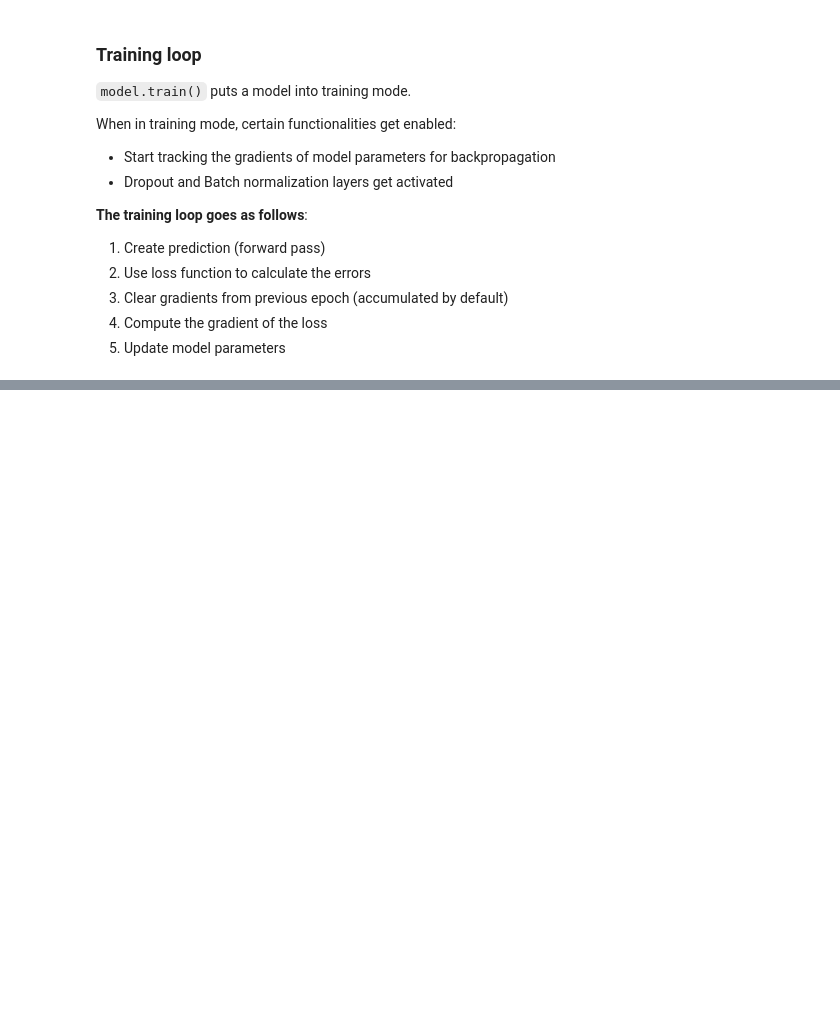
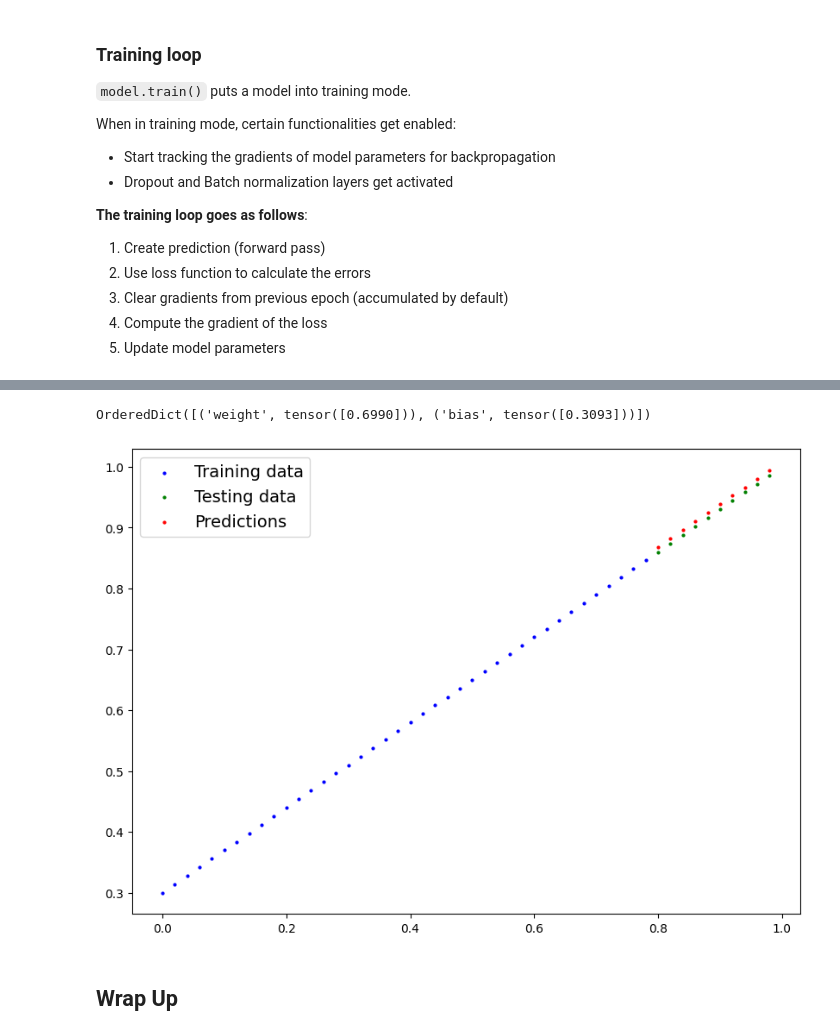
Before and after one commit to TonyQ2k3/pytorch-training, a Jupyter notebook: notebooks/pytorch_day2.ipynb, the cells around one changed output, grey strips where cells are left out. Saved outputs shown, nothing was run; the diff lists cells and outputs as text; code cells hidden in the pictures; blank space fills up the shorter version.

```diff
--- a/notebooks/pytorch_day2.ipynb
+++ b/notebooks/pytorch_day2.ipynb
@@ -192,0 +201,18 @@ for epoch in range(epochs):
+# %%
+# Checking model params
+print(my_model.state_dict())
+
+# Put model into evaluation mode
+my_model.eval()
+
+# Make predictions with the model
+with torch.inference_mode():
+  y_preds = my_model(x_test)
+
+# The predictions (y_preds) should get closer to testing labels (y_test)
+plot_prediction(prediction=y_preds)
+# %% [output]
+OrderedDict([('weight', tensor([0.6990])), ('bias', tensor([0.3093]))])
+[figure, added]
+# %% [markdown]
+## Wrap Up
```
Also changed, not shown: parts of 2 cells of this notebook.
